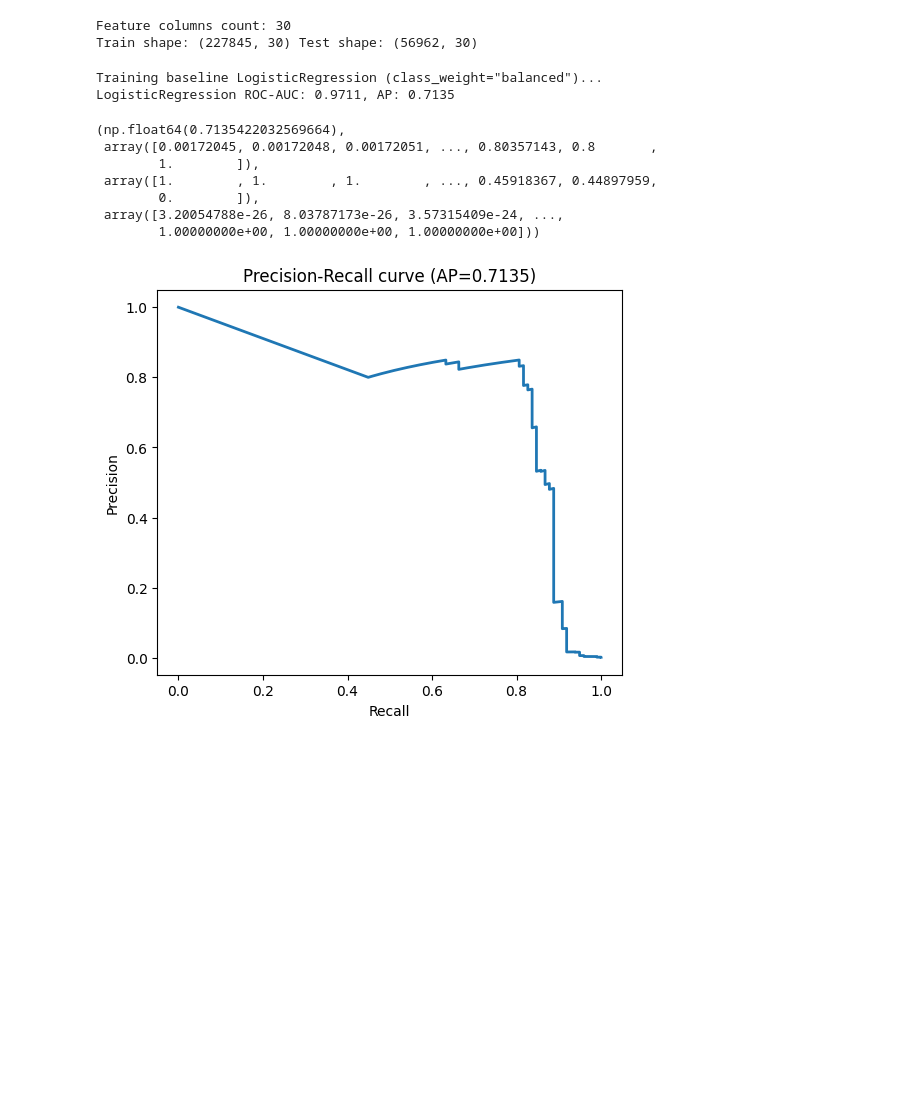
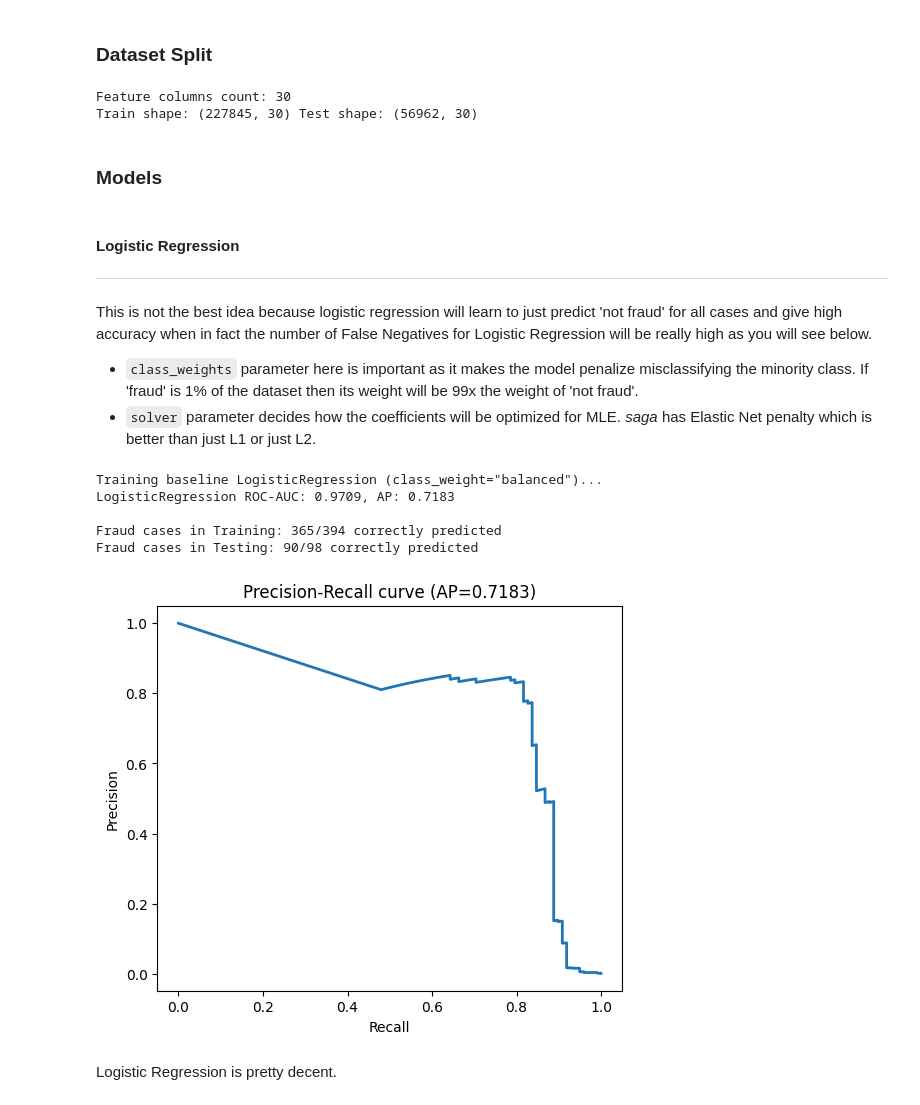
Before and after one commit to Dhruv-x7x/ML-Based-Fraud-Detection-System, a Jupyter notebook: notebooks/dataset_eda_regression.ipynb, the cells around one changed output. Cells and saved outputs as stored; diff of their text form; code cells hidden in the pictures; blank space fills up the shorter version.

```diff
--- a/notebooks/dataset_eda_regression.ipynb
+++ b/notebooks/dataset_eda_regression.ipynb
@@ -26,22 +34,3 @@ import joblib
 # LightGBM & XGBoost
 import lightgbm as lgb
 import xgboost as xgb
-# %%
-import kagglehub
-from kagglehub import KaggleDatasetAdapter
-
-# Set the path to the file you'd like to load
-file_path = "creditcard.csv"
-
-# Load the latest version
-df = kagglehub.load_dataset(
-  KaggleDatasetAdapter.PANDAS,
-  "mlg-ulb/creditcardfraud",
-  file_path,
-  # Provide any additional arguments like
-  # sql_query or pandas_kwargs. See the
-  # documenation for more information:
-  # https://github.com/Kaggle/kagglehub/blob/main/README.md#kaggledatasetadapterpandas
-)
-
-#print("First 5 records:", df.head())
@@ -158,3 +297,5 @@ print('EDA plots saved to outputs/')
+# %% [markdown]
+### Dataset Split
 # %%
 # Features & target
 X = df.drop(columns=['Class'])
@@ -185,27 +326,55 @@ pd.Series(feature_cols).to_csv(os.path.join(MODELS_DIR, 'feature_cols.csv'), ind
 # %% [output]
 Feature columns count: 30
 Train shape: (227845, 30) Test shape: (56962, 30)
+# %% [markdown]
+### Models
+# %% [markdown]
+#### Logistic Regression
+
+---
+
+This is not the best idea because logistic regression will learn to just predict 'not fraud' for all cases and give high accuracy when in fact the number of False Negatives for Logistic Regression will be really high as you will see below.
+
+- `class_weights` parameter here is important as it makes the model penalize misclassifying the minority class. If 'fraud' is 1% of the dataset then its weight will be 99x the weight of 'not fraud'.
+- `solver` parameter decides how the coefficients will be optimized for MLE. *saga* has Elastic Net penalty which is better than just L1 or just L2.
 # %%
 print('\nTraining baseline LogisticRegression (class_weight="balanced")...')
 clf_lr = LogisticRegression(max_iter=1000, class_weight='balanced', solver='saga')
 clf_lr.fit(X_train, y_train)
 
 # Predict probabilities
-y_pred_proba_lr = clf_lr.predict_proba(X_test)[:,1]
+y_pred_proba_lr = clf_lr.predict_proba(X_test)[:, 1]
 roc_lr = roc_auc_score(y_test, y_pred_proba_lr)
 ap_lr = average_precision_score(y_test, y_pred_proba_lr)
 print(f'LogisticRegression ROC-AUC: {roc_lr:.4f}, AP: {ap_lr:.4f}')
-joblib.dump(clf_lr, os.path.join(MODELS_DIR, 'logistic_baseline.joblib'))
 
+# Save model
+joblib.dump(clf_lr, os.path.join(MODELS_DIR, 'logistic_baseline.joblib'))w
+
+# Precision-recall plot
 precision_recall_summary(y_test, y_pred_proba_lr, plot=True, name='pr_lr.png')
+
+# ----------------------
+# ✅ Fraud detection counts
+# ----------------------
+# Training set
+y_train_pred = clf_lr.predict(X_train)
+fraud_train_total = (y_train == 1).sum()
+fraud_train_correct = ((y_train == 1) & (y_train_pred == 1)).sum()
+
+# Testing set
+y_test_pred = clf_lr.predict(X_test)
+fraud_test_total = (y_test == 1).sum()
+fraud_test_correct = ((y_test == 1) & (y_test_pred == 1)).sum()
+
+print(f"\nFraud cases in Training: {fraud_train_correct}/{fraud_train_total} correctly predicted")
+print(f"Fraud cases in Testing: {fraud_test_correct}/{fraud_test_total} correctly predicted")
 # %% [output]
 Training baseline LogisticRegression (class_weight="balanced")...
-LogisticRegression ROC-AUC: 0.9711, AP: 0.7135
+LogisticRegression ROC-AUC: 0.9709, AP: 0.7183
+
+Fraud cases in Training: 365/394 correctly predicted
+Fraud cases in Testing: 90/98 correctly predicted
-(np.float64(0.7135422032569664),
- array([0.00172045, 0.00172048, 0.00172051, ..., 0.80357143, 0.8       ,
-        1.        ]),
- array([1.        , 1.        , 1.        , ..., 0.45918367, 0.44897959,
-        0.        ]),
- array([3.20054788e-26, 8.03787173e-26, 3.57315409e-24, ...,
-        1.00000000e+00, 1.00000000e+00, 1.00000000e+00]))
-[figure, old version]
+[figure, new version]
+# %% [markdown]
+Logistic Regression is pretty decent.
```
Also changed, not shown: parts of 21 cells of this notebook, 16 other files.
